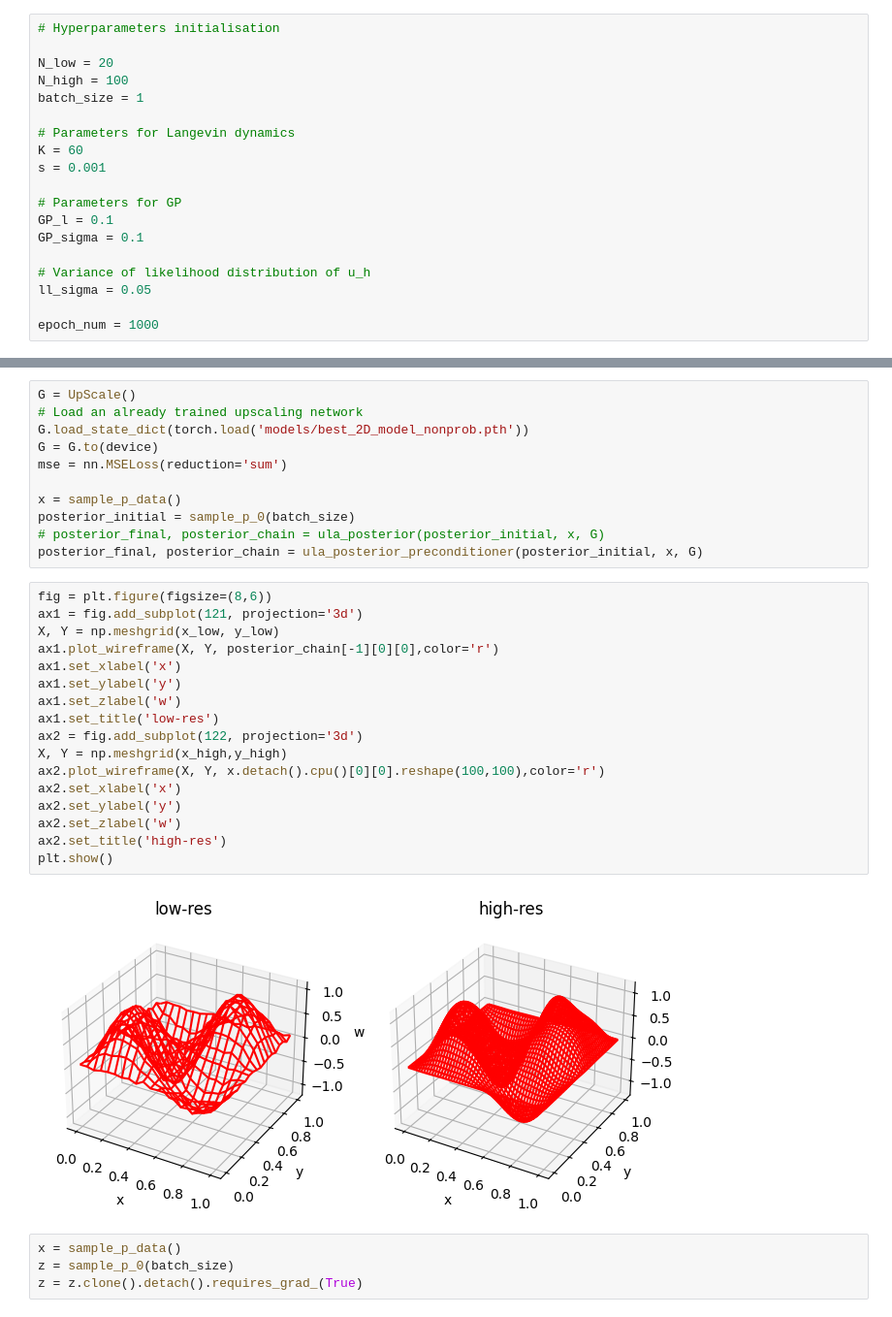
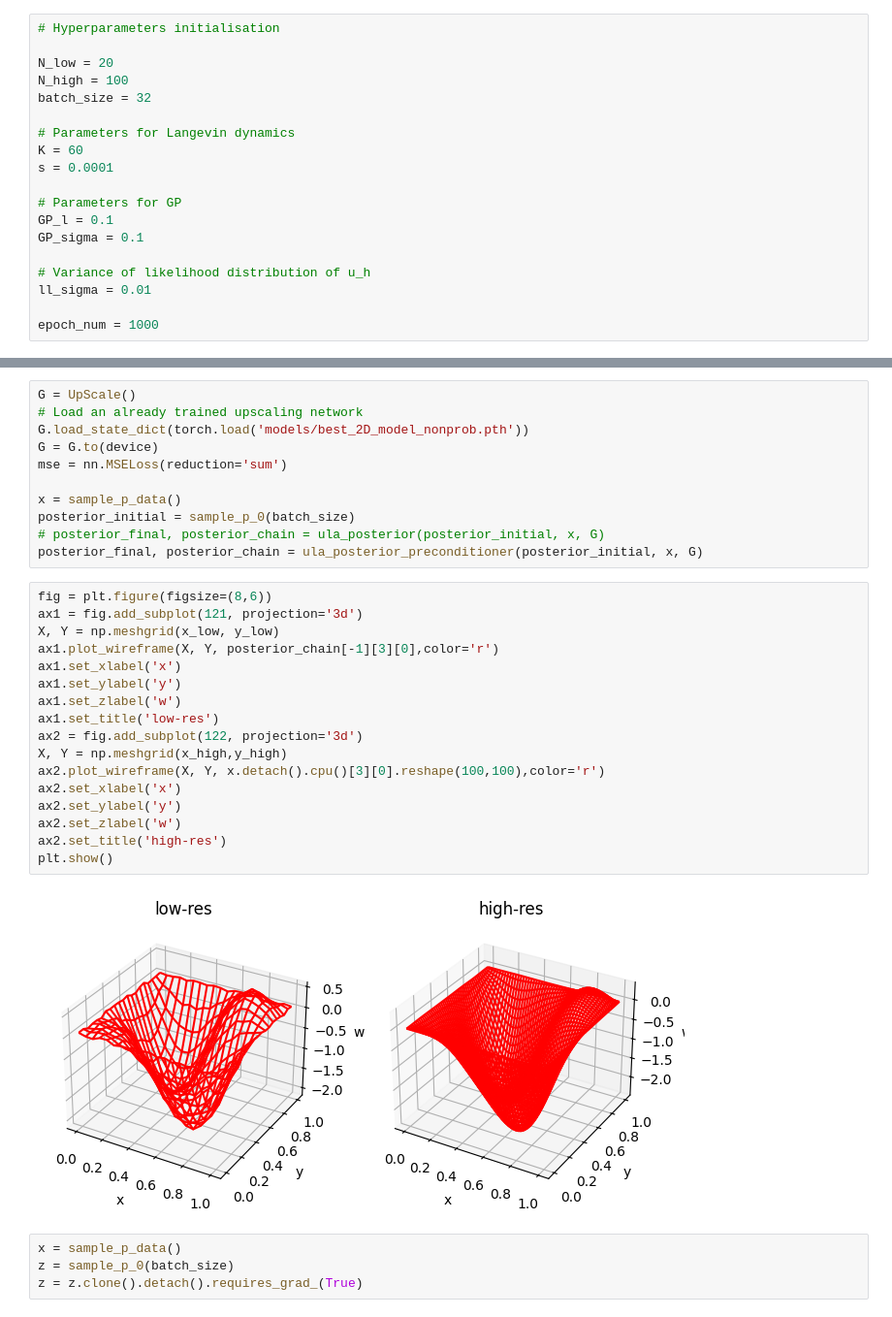
Before and after one commit to ypzpy/PDE-Super-resolution, a Jupyter notebook: train.ipynb, the cells around one changed output, grey strips where cells are left out. Shown: that part at 97% size. Drawn from its saved outputs; the diff is of its cells as text.

```diff
--- a/train.ipynb
+++ b/train.ipynb
@@ -13,18 +13,18 @@ from scipy.linalg import sqrtm
 
 N_low = 20
 N_high = 100
-batch_size = 1
+batch_size = 32
 
 # Parameters for Langevin dynamics
 K = 60
-s = 0.001
+s = 0.0001
 
 # Parameters for GP
 GP_l = 0.1
 GP_sigma = 0.1
 
 # Variance of likelihood distribution of u_h
-ll_sigma = 0.05
+ll_sigma = 0.01
 
 epoch_num = 1000
 # %%
@@ -145,22 +144,22 @@ posterior_final, posterior_chain = ula_posterior_preconditioner(posterior_initia
 # %%
 fig = plt.figure(figsize=(8,6))
 ax1 = fig.add_subplot(121, projection='3d')
 X, Y = np.meshgrid(x_low, y_low)
-ax1.plot_wireframe(X, Y, posterior_chain[-1][0][0],color='r')
+ax1.plot_wireframe(X, Y, posterior_chain[-1][3][0],color='r')
 ax1.set_xlabel('x')
 ax1.set_ylabel('y')
 ax1.set_zlabel('w')
 ax1.set_title('low-res')
 ax2 = fig.add_subplot(122, projection='3d')
 X, Y = np.meshgrid(x_high,y_high)
-ax2.plot_wireframe(X, Y, x.detach().cpu()[0][0].reshape(100,100),color='r')
+ax2.plot_wireframe(X, Y, x.detach().cpu()[3][0].reshape(100,100),color='r')
 ax2.set_xlabel('x')
 ax2.set_ylabel('y')
 ax2.set_zlabel('w')
 ax2.set_title('high-res')
 plt.show()
 # %% [output]
-[figure, old version]
+[figure, new version]
 # %%
 x = sample_p_data()
 z = sample_p_0(batch_size)
```
Also changed, not shown: parts of 2 cells of this notebook, 5 other files.
